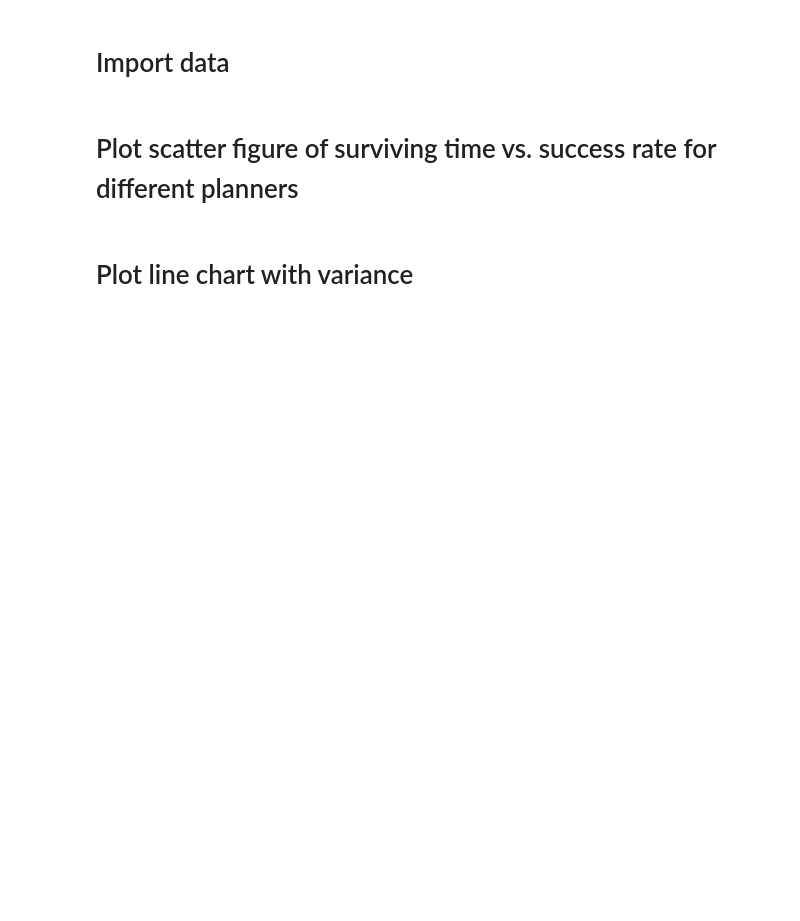
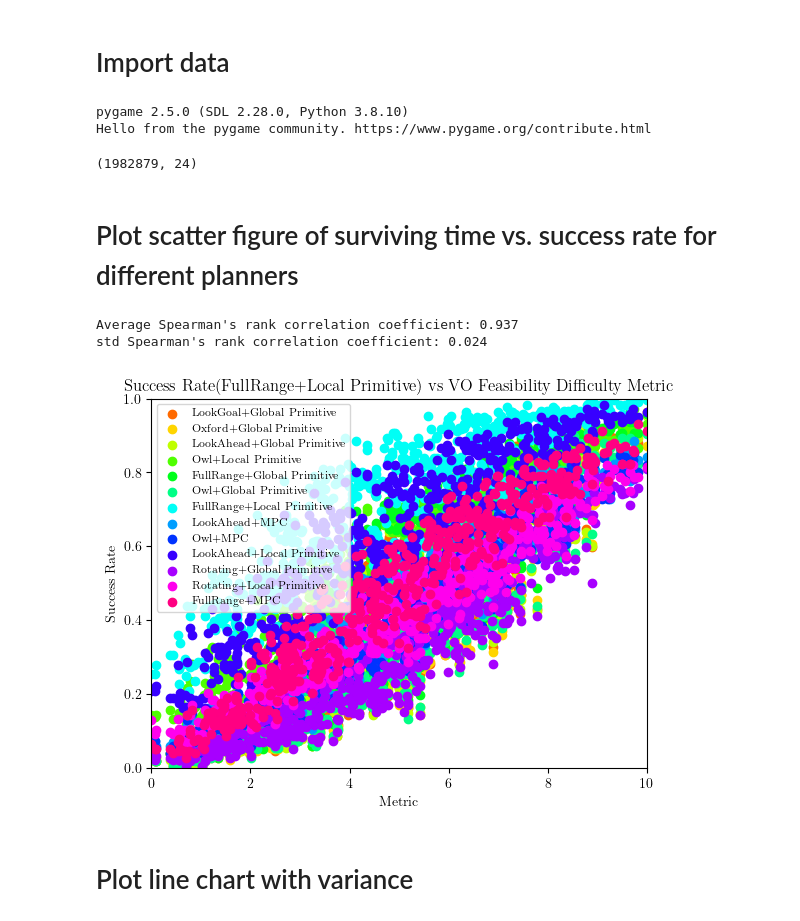
Before and after one commit to smoggy-P/gym-Drone2D-ActivePerception, a Jupyter notebook: test.ipynb, the cells around one changed output. Saved outputs shown, nothing was run; the diff lists cells and outputs as text; code cells hidden in the pictures; blank space fills up the shorter version.

```diff
--- a/test.ipynb
+++ b/test.ipynb
@@ -3,30 +3,33 @@
 # %%
 # GLobal variables
 import matplotlib.pyplot as plt
+from scipy.stats import spearmanr
 from utils import metric_loader
 import pandas as pd
 import numpy as np
 import os
 import ast
+import seaborn as sns
 from itertools import product
 sort_columns = ['Map ID', 'Number of agents', 'Agent size', 'Agent speed', 'Motion Profile']
 plt.rc('font', family='serif')
 plt.rc('text', usetex=True)
-metric_dict, round_metrics_dict = metric_loader('surv')
+metric_dict, round_metrics_dict, normalizer = metric_loader('surv')
+# %% [output]
+pygame 2.5.0 (SDL 2.28.0, Python 3.8.10)
+Hello from the pygame community. https://www.pygame.org/contribute.html
 # %%
 directory_path = "./experiment/validation/"
-csv_files = [file for file in os.listdir(directory_path) if file.endswith(".csv")]
-dataframes = []
-for file in csv_files:
-    file_path = os.path.join(directory_path, file)
-    dataframe = pd.read_csv(file_path)
-    dataframes.append(dataframe)
-df = pd.concat(dataframes, ignore_index=True)
+csv_files = [os.path.join(directory_path, file) for file in os.listdir(directory_path) if file.endswith(".csv")]
+df = pd.concat((pd.read_csv(file) for file in csv_files), ignore_index=True)
+
 df['Planner'] = df['Planner'].replace({'Primitive' : 'Global Primitive', 'Jerk_Primitive': 'Local Primitive'})
 df['Method'] = df['Method'].replace({'NoControl': 'FullRange'})
 df['round difficulty'] = [round_metrics_dict.get(tuple(x), 'N/A') for x in df[sort_columns].values]
 df['map difficulty'] = [metric_dict.get(tuple(x), 'N/A') for x in df[sort_columns].values]
 print(df.shape)
+# %% [output]
+(1982879, 24)
 # %% [markdown]
 # Plot scatter figure of surviving time vs. success rate for different planners
 # %%
@@ -39,32 +37,28 @@ df_filtered = df[(df['Motion Profile'] == 'CVM')].copy()
 df_filtered['Method_Planner'] = df_filtered['Method'] + "+" + df_filtered['Planner']
 df_grouped = df_filtered.groupby(['Method_Planner', *sort_columns, 'map difficulty'])['Success'].mean().reset_index()
 # %%
-from scipy.stats import spearmanr
-# Generate a unique color for each unique combination of 'Method' and 'Planner'
 unique_method_planner = df_filtered['Method_Planner'].unique()
 colors = sns.color_palette('hsv', len(unique_method_planner))
 color_map = dict(zip(unique_method_planner, colors))
 coefs = []
 
-# Create a scatter plot for each unique combination of 'Method' and 'Planner'
 for method_planner in unique_method_planner:
     df_plot = df_grouped[df_grouped['Method_Planner'] == method_planner]
     plt.scatter(df_plot['map difficulty'], df_plot['Success'], color=color_map[method_planner], label=method_planner)
     coef, p = spearmanr(df_plot['map difficulty'], df_plot['Success'])
     coefs.append(coef)
 
 print(f"Average Spearman's rank correlation coefficient: {np.mean(coefs):.3f}")
 print(f"std Spearman's rank correlation coefficient: {np.std(coefs):.3f}")
-# Set the axis labels
+
 plt.xlabel('Metric')
 plt.ylabel('Success Rate')
-# plt.xlim(0, 10)
+plt.xlim(0, 10)
 plt.ylim(0, 1)
-
-# Set the title
 plt.title('Success Rate(FullRange+Local Primitive) vs VO Feasibility Difficulty Metric')
-# Show the legend
 plt.legend(fontsize=8)
-# plt.savefig('Success Rate(FullRange+Local Primitive) vs VO Feasibility Difficulty Metric.pdf')
-# Show the plot
 plt.show()
+# %% [output]
+Average Spearman's rank correlation coefficient: 0.937
+std Spearman's rank correlation coefficient: 0.024
+[figure, added]
```
Also changed, not shown: parts of 12 cells of this notebook, 4 other files.
